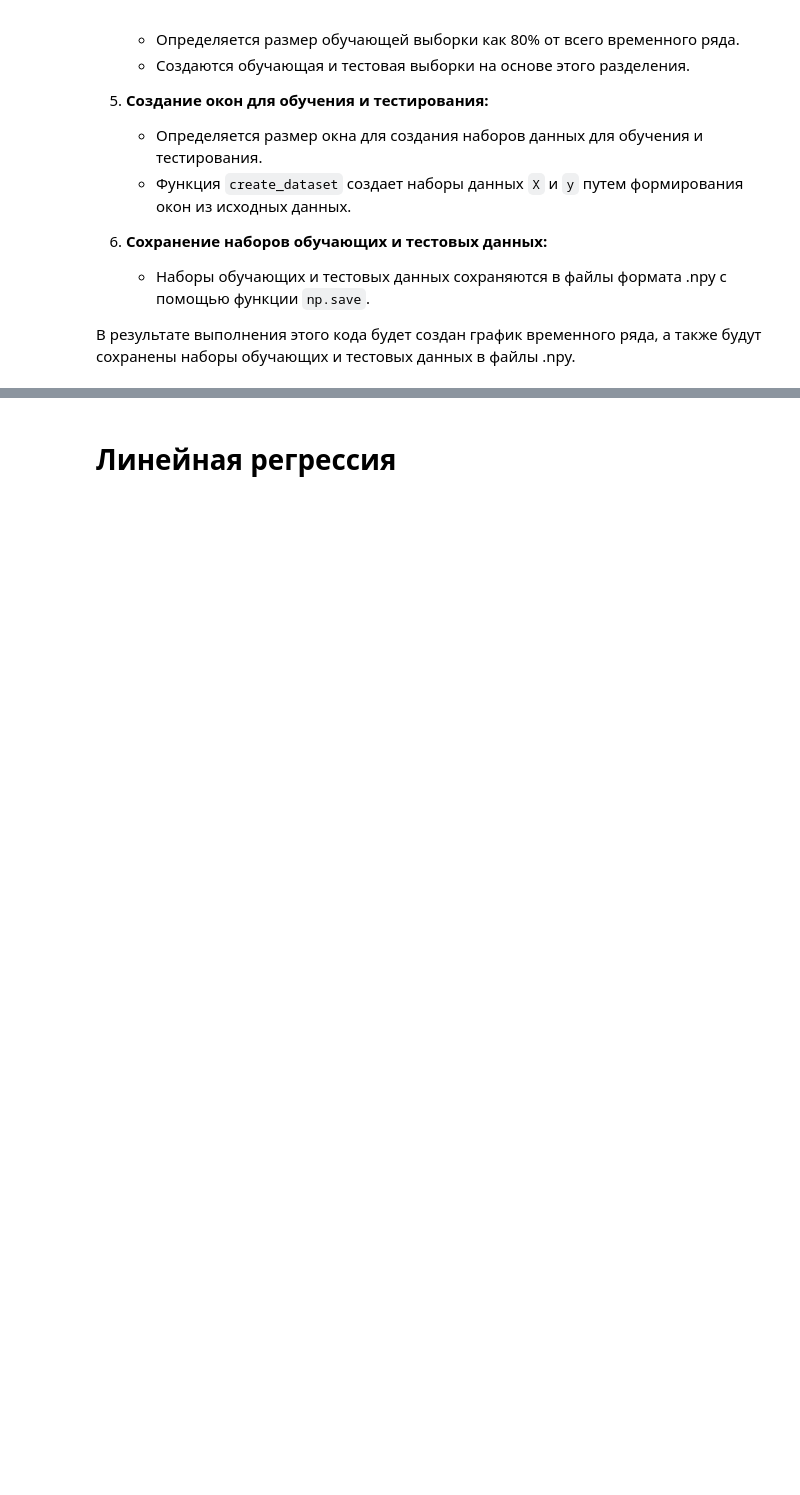
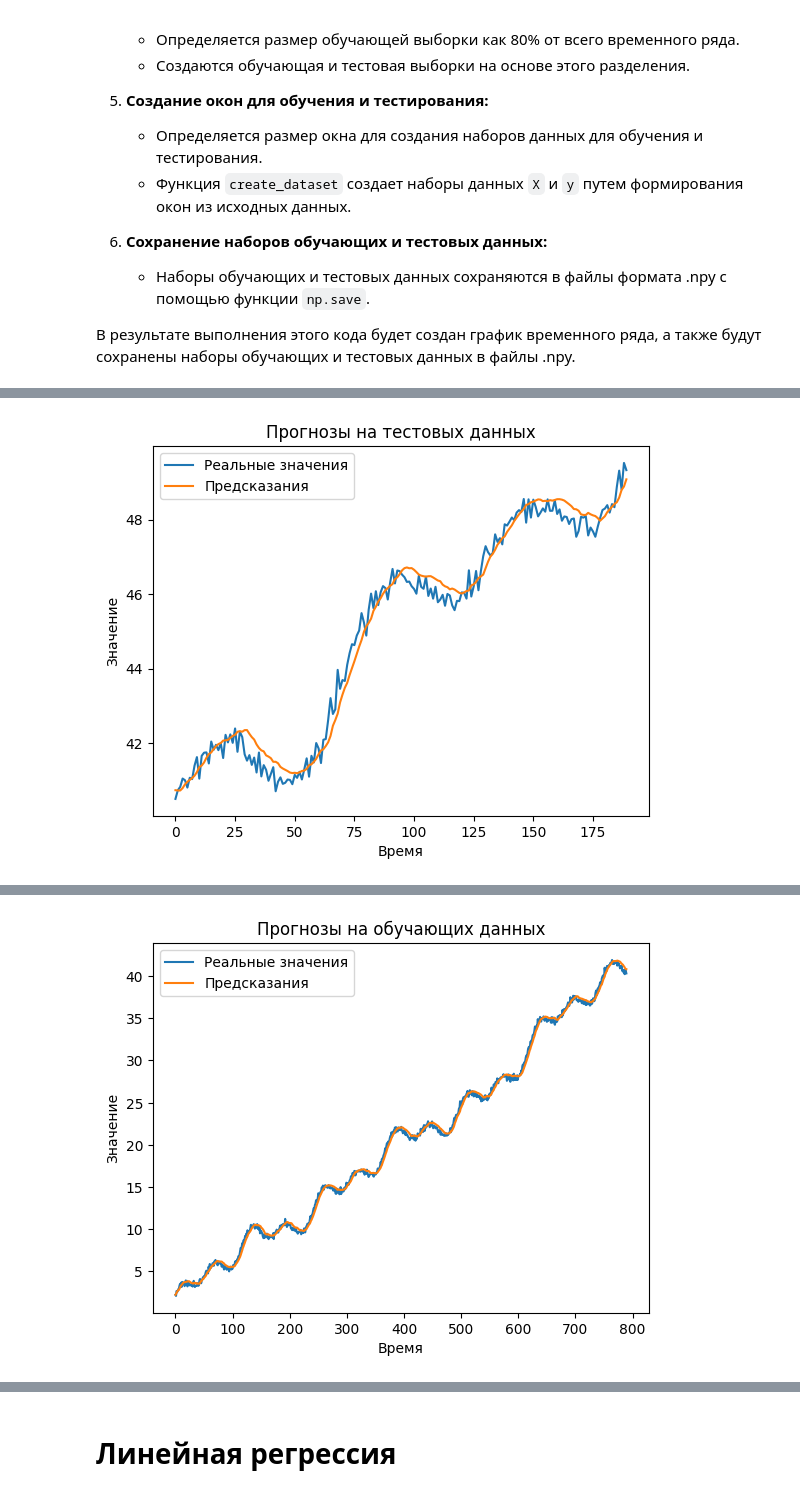
Before and after one commit to CodeHunterOfficial/DL-for-beginers, a Jupyter notebook: КР_Арабов.ipynb, the cells around one changed output, grey strips where cells are left out. Cells and saved outputs as stored; diff of their text form; code cells hidden in the pictures; blank space fills up the shorter version.

```diff
--- a/КР_Арабов.ipynb
+++ b/КР_Арабов.ipynb
@@ -210,11 +210,11 @@ print("MAPE:", mape)
 print("RMSE:", rmse)
 
 # Построение графика временного ряда
-plt.plot(t, y)
-plt.xlabel('Время')
-plt.ylabel('Значение')
-plt.title('Временной ряд')
-plt.show()
+#plt.plot(t, y)
+#plt.xlabel('Время')
+#plt.ylabel('Значение')
+#plt.title('Временной ряд')
+#plt.show()
 
 # Построение графика реальных значений и предсказаний на тестовых данных
 y_test_pred = model.predict(X_test)
@@ -255,0 +256 @@ Epoch 6/50
+[figure, added]
@@ -256,3 +258,4 @@ Epoch 6/50
+[figure, added]
 # %%
 from keras.utils import plot_model
 # Визуализация модели
```
Also changed, not shown: parts of 6 cells of this notebook.
